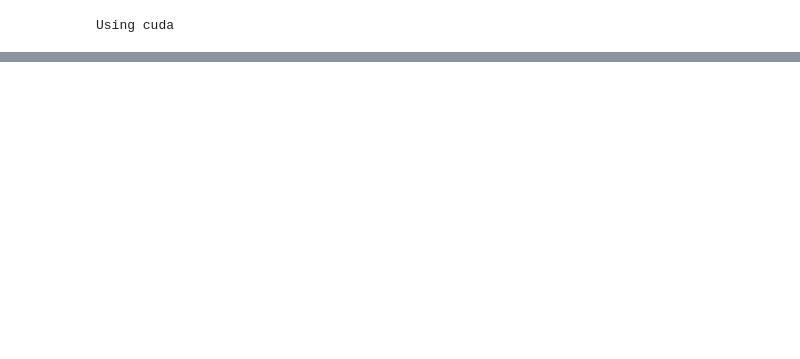
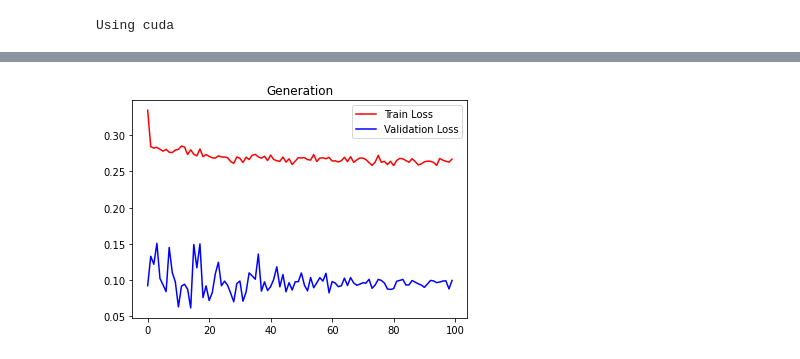
Before and after one commit to fancyshon/DSAI_2022, a Jupyter notebook: HW3/main.ipynb, the cells around one changed output, grey strips where cells are left out. Saved outputs shown, nothing was run; the diff lists cells and outputs as text; code cells hidden in the pictures; blank space fills up the shorter version.

```diff
--- a/HW3/main.ipynb
+++ b/HW3/main.ipynb
@@ -59,15 +71,18 @@ class DataSet(Dataset):
         return len(self.train)
 # %%
-G_X, G_Y, C_X, C_Y=get_data(train_data)
-# print(G_X.shape)
-print(len(G_X))
+X, Y=get_data(normalized_data['generation'])
+# print(X.shape)
+# print(Y[0])
 
+# generation_x, generation_y=G_X[:int(len(G_X)*0.8)], G_Y[:int(len(G_Y)*0.8)]
+# generation_valid_x, generation_valid_y=G_X[int(len(G_X)*0.8):], G_Y[int(len(G_Y)*0.8):]
 
-generation_x, generation_y=G_X[:int(len(G_X)*0.8)], G_Y[:int(len(G_Y)*0.8)]
-generation_valid_x, generation_valid_y=G_X[int(len(G_X)*0.8):], G_Y[int(len(G_Y)*0.8):]
+train_x, train_y=X[:int(len(X)*0.8)], Y[:int(len(Y)*0.8)]
+valid_x, valid_y=X[int(len(X)*0.8):], Y[int(len(Y)*0.8):]
 
 transform=transforms.Compose([
     transforms.ToTensor(),
+    # transforms.Normalize(mean=train_data.mean()[0],std=train_data.std()[0]),
 ])
-train_loader=DataLoader(dataset=DataSet(generation_x, generation_y, transform),batch_size=24,shuffle=True)
-valid_loader=DataLoader(dataset=DataSet(generation_valid_x, generation_valid_y, transform),batch_size=24,shuffle=True)
+train_loader=DataLoader(dataset=DataSet(train_x, train_y, transform),batch_size=3,shuffle=True)
+valid_loader=DataLoader(dataset=DataSet(valid_x, valid_y, transform),batch_size=3,shuffle=True)
@@ -76,17 +91,18 @@ valid_loader=DataLoader(dataset=DataSet(generation_valid_x, generation_valid_y,
 # %%
 class LSTM(torch.nn.Module):
-    def __init__(self, input=24, hidden_size=128, output=24):
+    def __init__(self, input=24, hidden_size=24, output=24):
         # Input of LSTM : batch, sequence_len, input_size
         super(LSTM, self).__init__()
 
-        self.rnn=torch.nn.LSTM(input, hidden_size, batch_first=True)
+        self.rnn=torch.nn.LSTM(input, hidden_size, num_layers=1, batch_first=True)
         self.linear=torch.nn.Linear(hidden_size, output)
 
     def forward(self,x):
         out, (hidden, cell) = self.rnn(x)
         a, b, c = hidden.shape
         # print(hidden.reshape(a*b,c).shape)
-        out = self.linear(hidden.reshape(a*b,c))
+        # out = self.linear(hidden.reshape(a*b,c))
+        out = self.linear(out[:, -1, :])
 
         return out
 
@@ -94,6 +112,6 @@ class LSTM(torch.nn.Module):
 # %%
-EPOCH = 50
-LR = 0.001
+EPOCH = 100
+LR = 0.01
 
 device = 'cpu'
 if torch.cuda.is_available(): # 若想使用 cuda 且可以使用 cuda
@@ -107,6 +201,9 @@ model = LSTM()
 model=model.to(device)
 criterion=torch.nn.MSELoss()
 optimizer=torch.optim.Adam(model.parameters(), lr = LR)
+lr_scheduler=torch.optim.lr_scheduler.StepLR(optimizer=optimizer, step_size=20, gamma=0.5)
 
-print(model)
+
+train_losses, valid_losses, preds, targets=train(model, EPOCH, train_loader, valid_loader, 'Generation', lr_scheduler)
+# print(model)
 # %% [output]
@@ -304,0 +211,11 @@ FileNotFoundError: [Errno 2] No such file or directory: 'testing.csv'
+# %%
+plt.plot(train_losses, 'r', label='Train Loss')
+plt.plot(valid_losses, 'b', label='Validation Loss')
+plt.legend()
+plt.title('Generation')
+plt.show()
+
+# print(len(preds))
+# print(len(targets))
+# %% [output]
+[figure, added]
```
Also changed, not shown: parts of 21 cells of this notebook, 10 other files.
